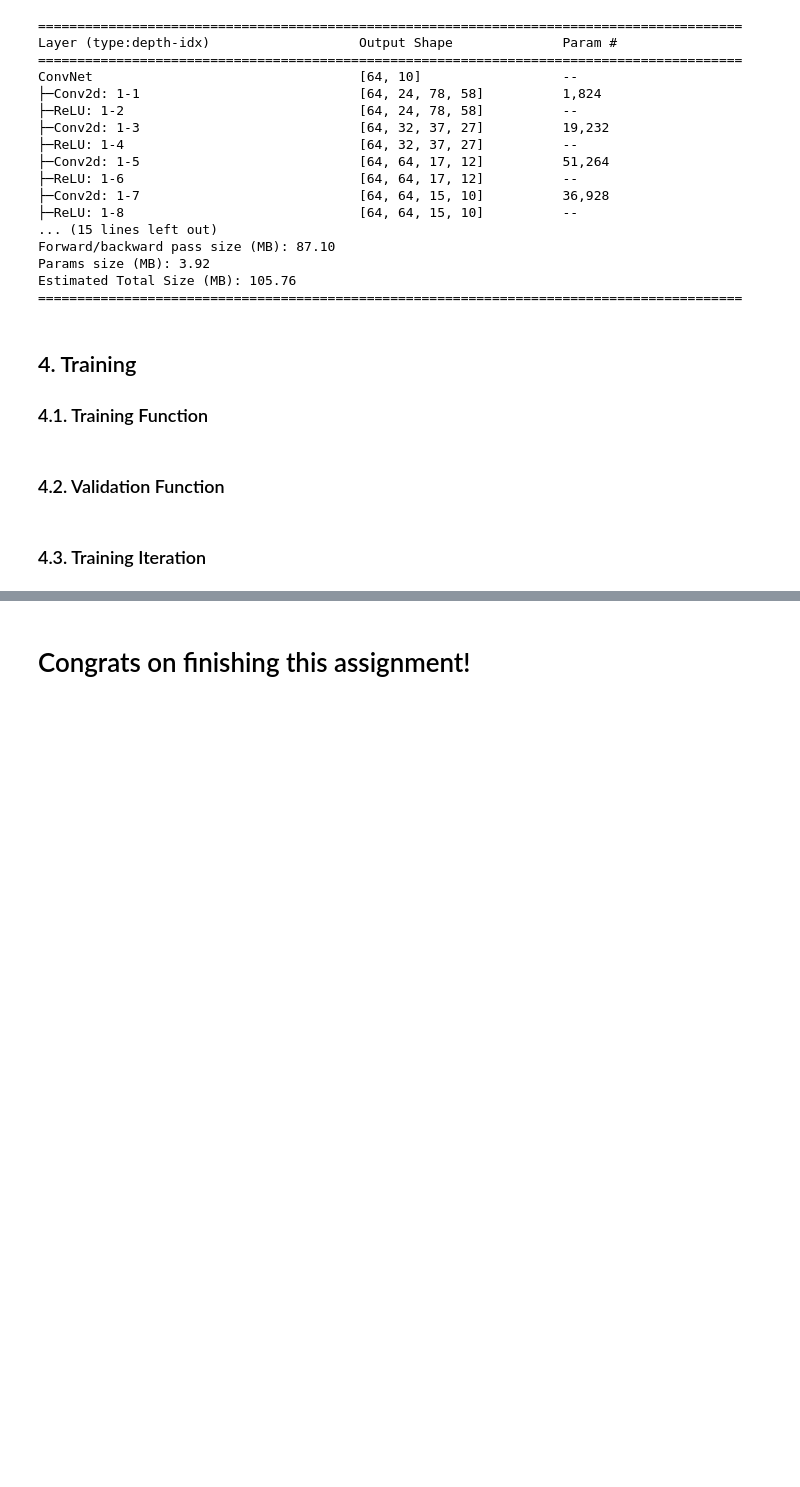
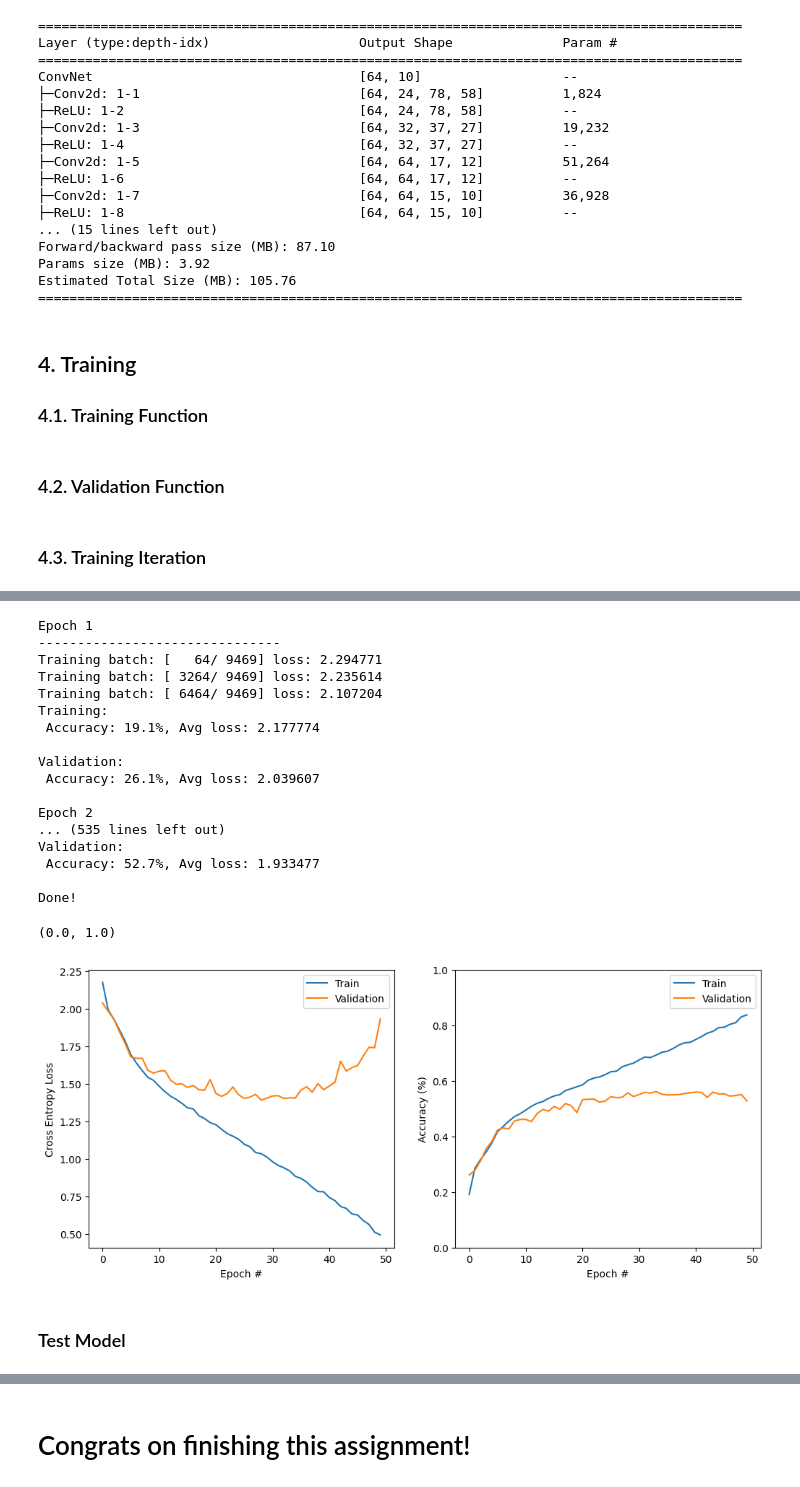
Before and after one commit to linzhangUCA/3321tpl-convnet, a Jupyter notebook: imagenette-convnet.ipynb, the cells around one changed output, grey strips where cells are left out. Cells and saved outputs as stored; diff of their text form; code cells hidden in the pictures; blank space fills up the shorter version.

Commit message:
add test images

```diff
--- a/imagenette-convnet.ipynb
+++ b/imagenette-convnet.ipynb
@@ -212,14 +223,2 @@ def validate(dataloader, model, loss_fn):
 # %% [markdown]
 ### 4.3. Training Iteration
-# %%
-import torch.optim as optim
-
-loss_fn = nn.CrossEntropyLoss()
-optimizer = optim.Adam(model.parameters(), lr=3e-4)
-model = ConvNet().to(device)
-epochs = 10
-for t in range(epochs):
-    print(f"Epoch {t+1}\n-------------------------------")
-    train(dataloader_train, model, loss_fn, optimizer)
-    validate(dataloader_val, model, loss_fn)
-print("Done!")
@@ -243,0 +225,62 @@ Done!
+# %%
+import torch.optim as optim
+
+# Initialize model and parameters
+model = ConvNet().to(device)
+# Hyperparameterssize
+loss_fn = nn.CrossEntropyLoss()
+optimizer = optim.Adam(model.parameters(), lr=1e-4)
+num_epochs = 50
+# Metrics storage
+losses_train, losses_val = [], []
+accuracies_train, accuracies_val = [], []
+
+for t in range(num_epochs):
+    print(f"Epoch {t+1}\n-------------------------------")
+    ep_loss_train, ep_acc_train = train(dataloader_train, model, loss_fn, optimizer)
+    ep_loss_val, ep_acc_val = validate(dataloader_val, model, loss_fn)
+    losses_train.append(ep_loss_train)
+    accuracies_train.append(ep_acc_train)
+    losses_val.append(ep_loss_val)
+    accuracies_val.append(ep_acc_val)
+print("Done!")
+
+# Visualize training metrics
+plt.figure(figsize=(12, 5))
+plt.subplot(1, 2, 1)
+plt.plot(range(num_epochs), losses_train, range(num_epochs), losses_val)
+plt.legend(['Train', 'Validation'])
+plt.xlabel("Epoch #")
+plt.ylabel("Cross Entropy Loss")
+plt.subplot(1, 2, 2)
+plt.plot(range(num_epochs), accuracies_train, range(num_epochs), accuracies_val)
+plt.legend(['Train', 'Validation'])
+plt.xlabel("Epoch #")
+plt.ylabel("Accuracy (%)")
+plt.ylim(0, 1)
+
+# Save model
+torch.save(model.state_dict(), "model.pth")
+print("Saved PyTorch Model State to model.pth")
+# %% [output]
+Epoch 1
+-------------------------------
+Training batch: [   64/ 9469] loss: 2.294771
+Training batch: [ 3264/ 9469] loss: 2.235614
+Training batch: [ 6464/ 9469] loss: 2.107204
+Training:
+ Accuracy: 19.1%, Avg loss: 2.177774
+
+Validation:
+ Accuracy: 26.1%, Avg loss: 2.039607
+
+Epoch 2
+... (535 lines left out)
+Validation:
+ Accuracy: 52.7%, Avg loss: 1.933477
+
+Done!
+(0.0, 1.0)
+[figure, added]
+# %% [markdown]
+### Test Model
```
Also changed, not shown: parts of 7 cells of this notebook, 14 other files.
